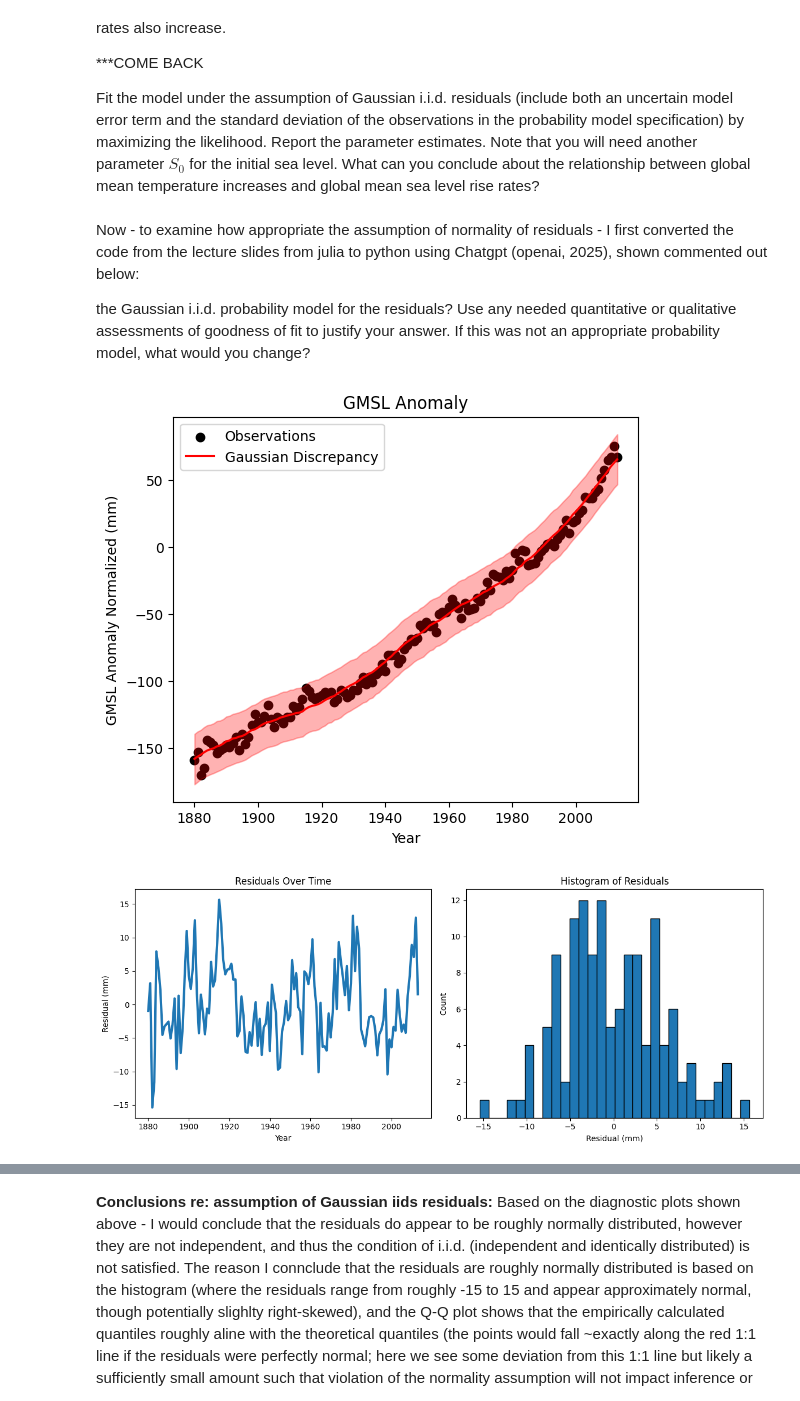
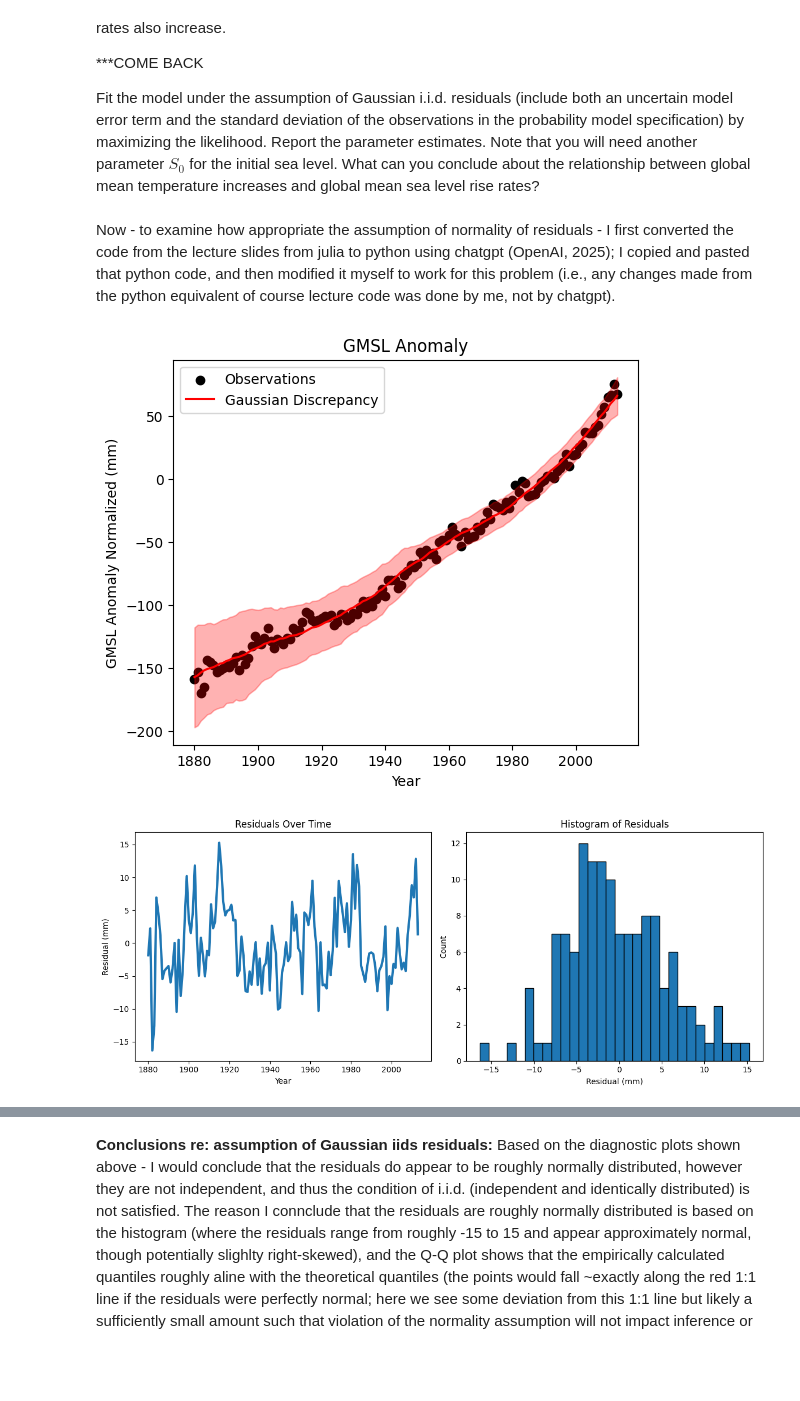
Before and after one commit to BEE4850-SP25/hw02-mcallen14, a Jupyter notebook: hw02.ipynb, the cells around one changed output, grey strips where cells are left out. Drawn from its saved outputs; the diff is of its cells as text; code cells hidden in the pictures; blank space fills up the shorter version.

```diff
--- a/hw02.ipynb
+++ b/hw02.ipynb
@@ -233,7 +184,7 @@ def sea_level_model(a, b, tau, S0, global_temp = temp_filt['temp_anom_normalized
     return S
 # %%
 # Gaussian iid; calculate the log likelihood (and make it negative so you can easily minimize it in order to find the max likelihood estimates)
-def neg_log_likelihood(params, sea_level_data = sea_filt['GMSL_anom_normalized'], sea_level_error = np.mean(sea_filt['GMSL uncertainty (mm)'])):# , m=sea_level_model_wrap):
+def neg_log_likelihood(params, sea_level_data = sea_filt['GMSL_anom_normalized'], sea_level_error = sea_filt['GMSL uncertainty (mm)']):# , m=sea_level_model_wrap):
     # note - sigma here is standard deviation of the discrepancy term
     a, b, tau, S0, sigma = params
     sea_level_sim = sea_level_model(a, b, tau, S0, global_temp = temp_filt['temp_anom_normalized'])
@@ -294,9 +240,4 @@ plt.show()
     between global mean temperature increases and global mean sea level
     rise rates?
 # %% [markdown]
-Now - to examine how appropriate the assumption of normality of residuals - I first converted the code from the lecture slides from julia to python using Chatgpt (openai, 2025), shown commented out below:
-
-
- the Gaussian i.i.d. probability model for the     residuals? Use any needed quantitative or qualitative assessments of
-    goodness of fit to justify your answer. If this was not an
-    appropriate probability model, what would you change?
+Now - to examine how appropriate the assumption of normality of residuals - I first converted the code from the lecture slides from julia to python using chatgpt (OpenAI, 2025); I copied and pasted that python code, and then modified it myself to work for this problem (i.e., any changes made from the python equivalent of course lecture code was done by me, not by chatgpt).
@@ -351,38 +244,36 @@ Now - to examine how appropriate the assumption of normality of residuals - I fi
 # %%
-# Python equivalent from chatgpt (openai, 2025) - modified to use for this problem:
+# Python equivalent from lecture slides produced via chatgpt (openai, 2025) - modified to use for this problem:
 # num samples
 n_samples = 10_000
 
 # Simulate IID best fit
 gmsl_iid = sea_level_model(a_hat, b_hat, tau_hat, S0_hat, global_temp = temp_filt['temp_anom_normalized'])
 
 # Simulate projections with discrepancy and errors
 gmsl_iid_proj = np.zeros((n_samples, len(sea_filt["GMSL uncertainty (mm)"])))
 
 for i in range(len(sea_filt["GMSL uncertainty (mm)"])):
-    #gmsl_iid_err = np.random.normal(0, np.sqrt(θ_iid[-1]**2 + sea_filt["GMSL uncertainty (mm)"][i]**2), n_samples)
-    gmsl_iid_err = np.random.normal(0, np.sqrt(sigma_hat**2 + np.mean(sea_filt["GMSL uncertainty (mm)"])**2), n_samples)
+    gmsl_iid_err = np.random.normal(0, np.sqrt(θ_iid[-1]**2 + sea_filt["GMSL uncertainty (mm)"][i]**2), n_samples)
     gmsl_iid_proj[:, i] = gmsl_iid[i] + gmsl_iid_err
 
 # Calculate quantiles
 gmsl_iid_q = np.quantile(gmsl_iid_proj, [0.05, 0.5, 0.95], axis=0)
 # gmsl_iid_q = np.quantile(gmsl_iid_proj, [0.20, 0.5, 0.80], axis=0)
 
 # Plot results
 plt.figure(figsize=(6, 5))
 plt.scatter(sea_filt['Time'], sea_filt['GMSL_anom_normalized'], color='black', label="Observations")
 plt.plot(sea_filt['Time'], gmsl_iid_q[1, :], color='red', label="Gaussian Discrepancy")
 plt.fill_between(sea_filt['Time'], gmsl_iid_q[0, :], gmsl_iid_q[2, :], color='red', alpha=0.3)
 plt.xlabel("Year")
 plt.ylabel("GMSL Anomaly Normalized (mm)")
 plt.title("GMSL Anomaly")
 plt.legend()
 plt.show()
 # %% [output]
-[figure, old version]
+[figure, new version]
 # %%
-# # Python equivalent from chatgpt (openai, 2025) - modified for this problem:
-
+# Python equivalent from lecture slides produced via chatgpt (openai, 2025) - modified to use for this problem:
 # Compute residuals
 resids_homogauss = sea_filt['GMSL_anom_normalized'] - gmsl_iid
 
@@ -405,4 +296,4 @@ axes[1].set_title("Histogram of Residuals")
 plt.tight_layout()
 plt.show()
 # %% [output]
-[figure, old version]
+[figure, new version]
```
Also changed, not shown: parts of 21 cells of this notebook.
